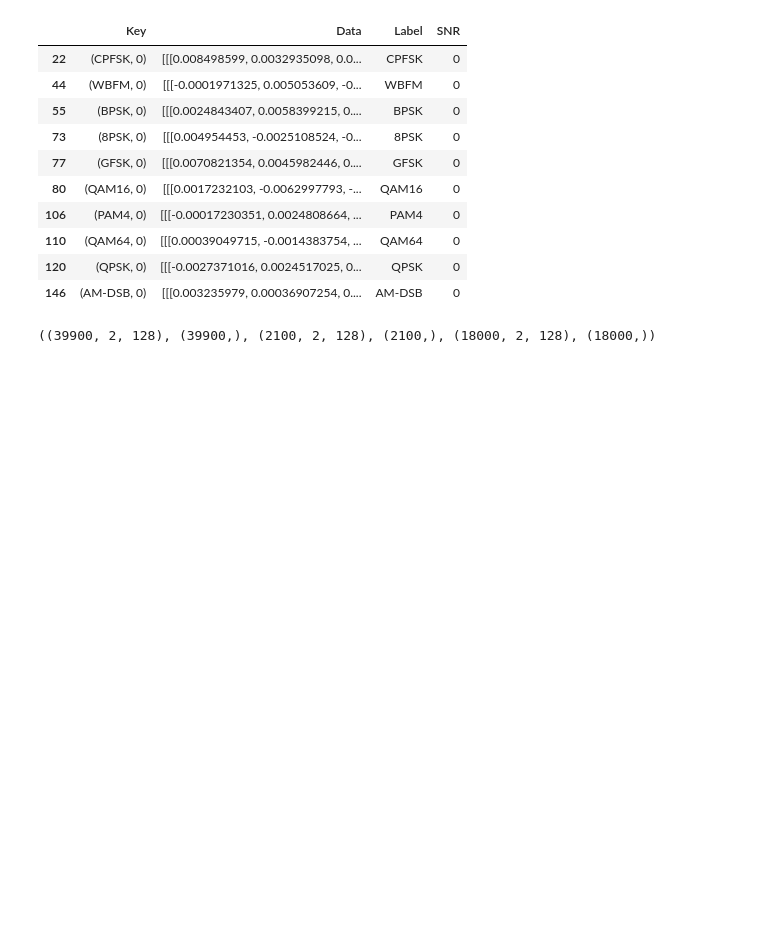
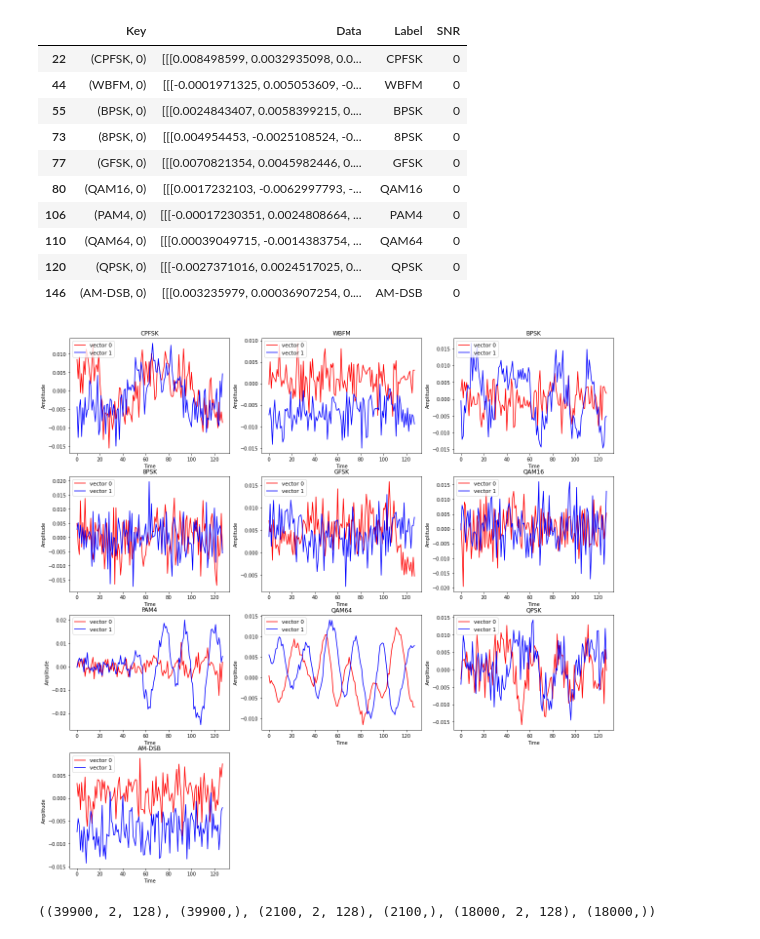
Before and after one commit to Oraby404/ModulationClassification_Pytorch, a Jupyter notebook: cnn.ipynb, the cells around one changed output. Saved outputs shown, nothing was run; the diff lists cells and outputs as text; code cells hidden in the pictures; blank space fills up the shorter version.

```diff
--- a/cnn.ipynb
+++ b/cnn.ipynb
@@ -97,6 +66,19 @@ snr_0
 | 110 | (QAM64, 0) | [[[0.00039049715, -0.0014383754, ... | QAM64 | 0 |
 | 120 | (QPSK, 0) | [[[-0.0027371016, 0.0024517025, 0... | QPSK | 0 |
 | 146 | (AM-DSB, 0) | [[[0.003235979, 0.00036907254, 0.... | AM-DSB | 0 |
+# %%
+plt.figure(figsize=(20, 20))
+
+for i in range(len(snr_0)):
+    plt.subplot(4, 3, i + 1)
+    plt.plot(snr_0['Data'].iloc[i][0][0], color='red', label='vector 0')
+    plt.plot(snr_0['Data'].iloc[i][0][1], color='blue', label='vector 1')
+    plt.legend(loc='upper left', fontsize=11)
+    plt.title(snr_0['Label'].iloc[i])
+    plt.xlabel('Time')
+    plt.ylabel('Amplitude')
+# %% [output]
+[figure, added]
 # %%
 x = []
 y = []
```
Also changed, not shown: parts of 6 cells of this notebook.
